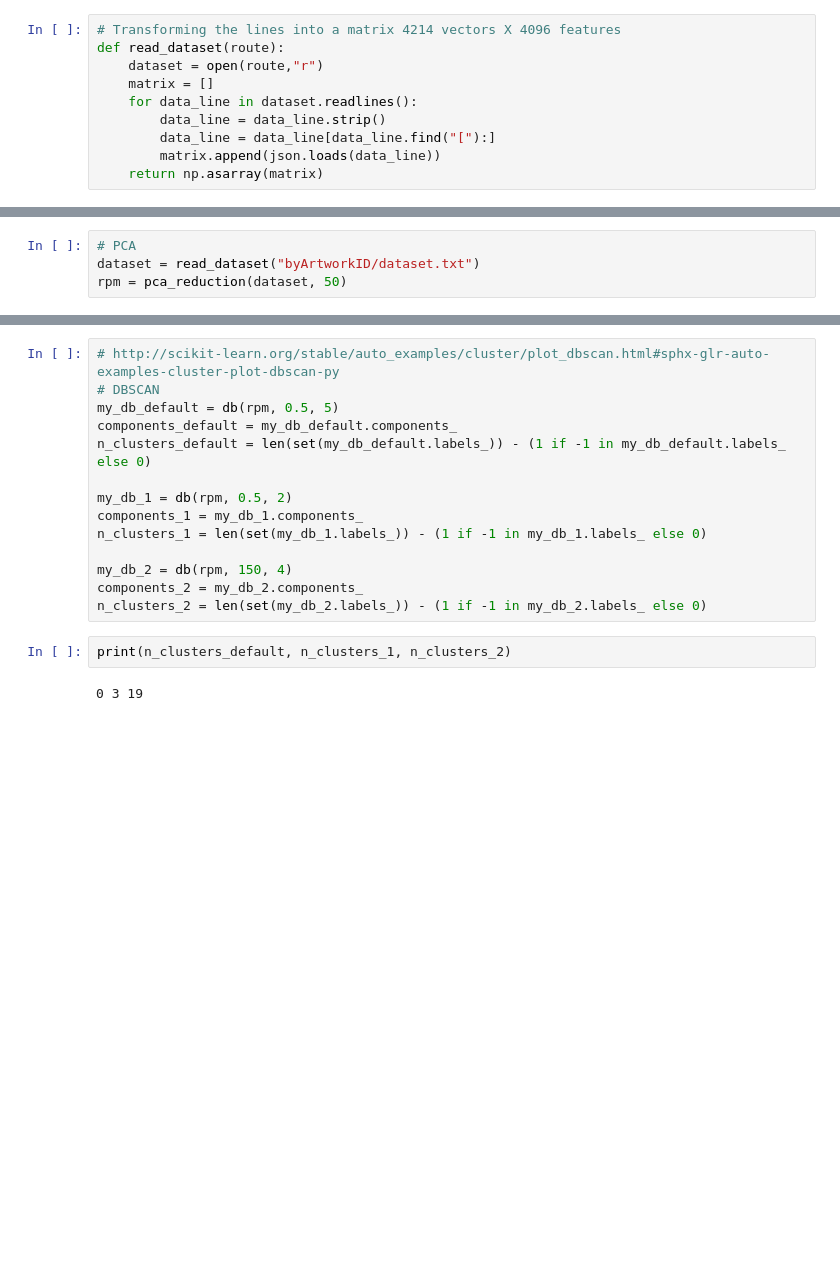
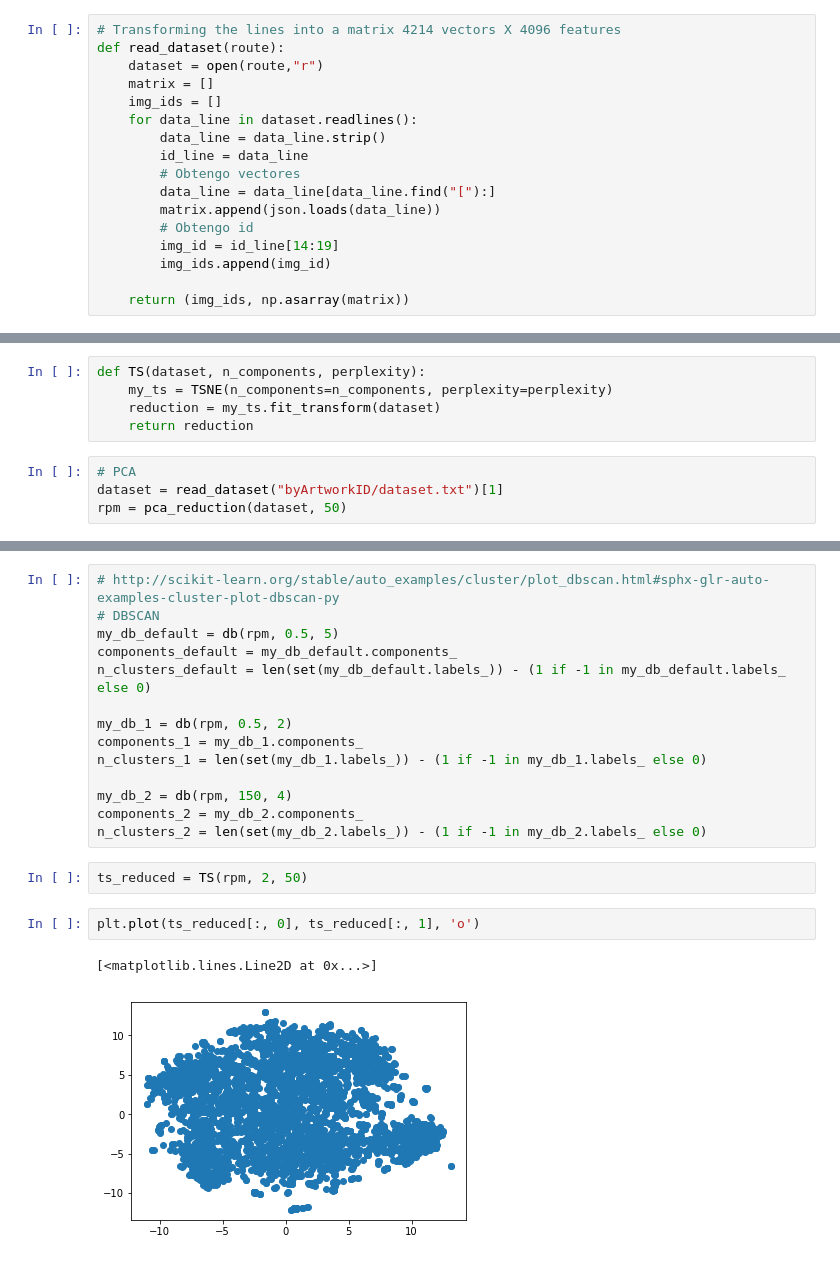
Before and after one commit to ptflores1/IIC1005-TareaGrande2, a Jupyter notebook: Tarea grande 2.ipynb, the cells around one changed output, grey strips where cells are left out. Cells and saved outputs as stored; diff of their text form; blank space fills up the shorter version.

Commit message:
Agrego TSNE y empiezo la creacion del csv

```diff
--- a/Tarea grande 2.ipynb
+++ b/Tarea grande 2.ipynb
@@ -11,11 +16,18 @@ import json
 def read_dataset(route):
     dataset = open(route,"r")
     matrix = []
+    img_ids = []
     for data_line in dataset.readlines():
         data_line = data_line.strip()
+        id_line = data_line
+        # Obtengo vectores
         data_line = data_line[data_line.find("["):]
         matrix.append(json.loads(data_line))
-    return np.asarray(matrix)
+        # Obtengo id
+        img_id = id_line[14:19]
+        img_ids.append(img_id)
+
+    return (img_ids, np.asarray(matrix))
 # %%
 def pca_reduction(dataset, n_components):
     pca = PCA(n_components=n_components)
@@ -36,9 +48,14 @@ def db(dataset, eps, min_samples):
     my_db = DBSCAN(eps=eps, min_samples=min_samples)
     my_db.fit(dataset)
     return my_db
+# %%
+def TS(dataset, n_components, perplexity):
+    my_ts = TSNE(n_components=n_components, perplexity=perplexity)
+    reduction = my_ts.fit_transform(dataset)
+    return reduction
 # %%
 # PCA
-dataset = read_dataset("byArtworkID/dataset.txt")
+dataset = read_dataset("byArtworkID/dataset.txt")[1]
 rpm = pca_reduction(dataset, 50)
 # %%
 # KMeans
@@ -72,7 +89,10 @@ n_clusters_1 = len(set(my_db_1.labels_)) - (1 if -1 in my_db_1.labels_ else 0)
 my_db_2 = db(rpm, 150, 4)
 components_2 = my_db_2.components_
 n_clusters_2 = len(set(my_db_2.labels_)) - (1 if -1 in my_db_2.labels_ else 0)
-# %%
-print(n_clusters_default, n_clusters_1, n_clusters_2)
-# %% [output]
-0 3 19
+# %%
+ts_reduced = TS(rpm, 2, 50)
+# %%
+plt.plot(ts_reduced[:, 0], ts_reduced[:, 1], 'o')
+# %% [output]
+[<matplotlib.lines.Line2D at 0x...>]
+[figure, added]
```
Also changed, not shown: parts of 6 cells of this notebook.
